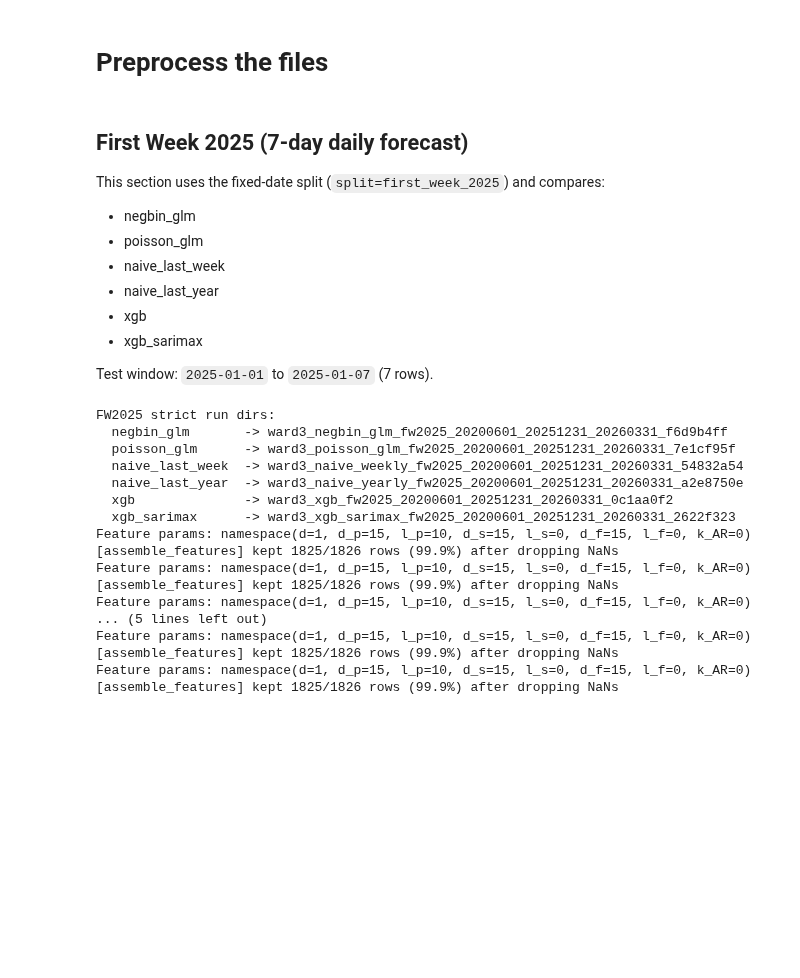
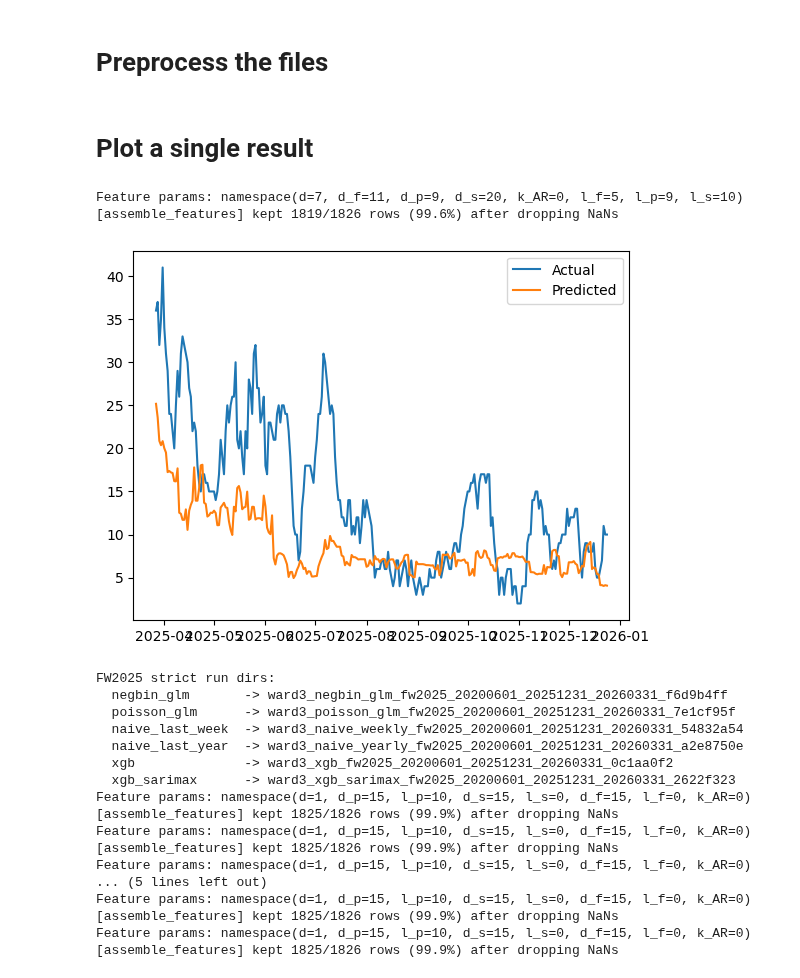
Before and after one commit to Erdos-Projects/spring-2026-dc-311, a Jupyter notebook: 5_results.ipynb, the cells around one changed output. Drawn from its saved outputs; the diff is of its cells as text; code cells hidden in the pictures; blank space fills up the shorter version.

Commit message:
modified results for blocked prediction

```diff
--- a/5_results.ipynb
+++ b/5_results.ipynb
@@ -79,17 +47,33 @@ def get_results(f: str):
 
     return y_test, y_test_preds, test_df, model
 # %% [markdown]
-## First Week 2025 (7-day daily forecast)
-
-This section uses the fixed-date split (`split=first_week_2025`) and compares:
-- negbin_glm
-- poisson_glm
-- naive_last_week
-- naive_last_year
-- xgb
-- xgb_sarimax
-
-Test window: `2025-01-01` to `2025-01-07` (7 rows).
+# Plot a single result
+# %%
+f = "ward3_best_xgb_sarimax_d_7_20200601_20251231_20260321_f6d9b263"
+model, feature_cols, feat_params, run_cfg = get_model(f)
+# %%
+print(f"Feature params: {feat_params}")
+feat_df = build_data(run_cfg, feat_params)
+# %% [output]
+Feature params: namespace(d=7, d_f=11, d_p=9, d_s=20, k_AR=0, l_f=5, l_p=9, l_s=10)
+[assemble_features] kept 1819/1826 rows (99.6%) after dropping NaNs
+# %%
+# get test data
+test_df = feat_df[feat_df["split"] == "test"]
+X_test = test_df[feature_cols]
+y_test = test_df["Y"]
+# %%
+# get predictions
+y_test_preds = model.predict(X_test, recursive = True, horizon_h=1)
+# %%
+fig = plt.figure()
+ax = fig.add_subplot()
+ax.plot(test_df.date, y_test, label="Actual")
+ax.plot(test_df.date, y_test_preds, label="Predicted")
+ax.legend()
+plt.show()
+# %% [output]
+[figure, added]
 # %%
 from pathlib import Path
 import yaml
```
Also changed, not shown: parts of 2 cells of this notebook, 4 other files.
